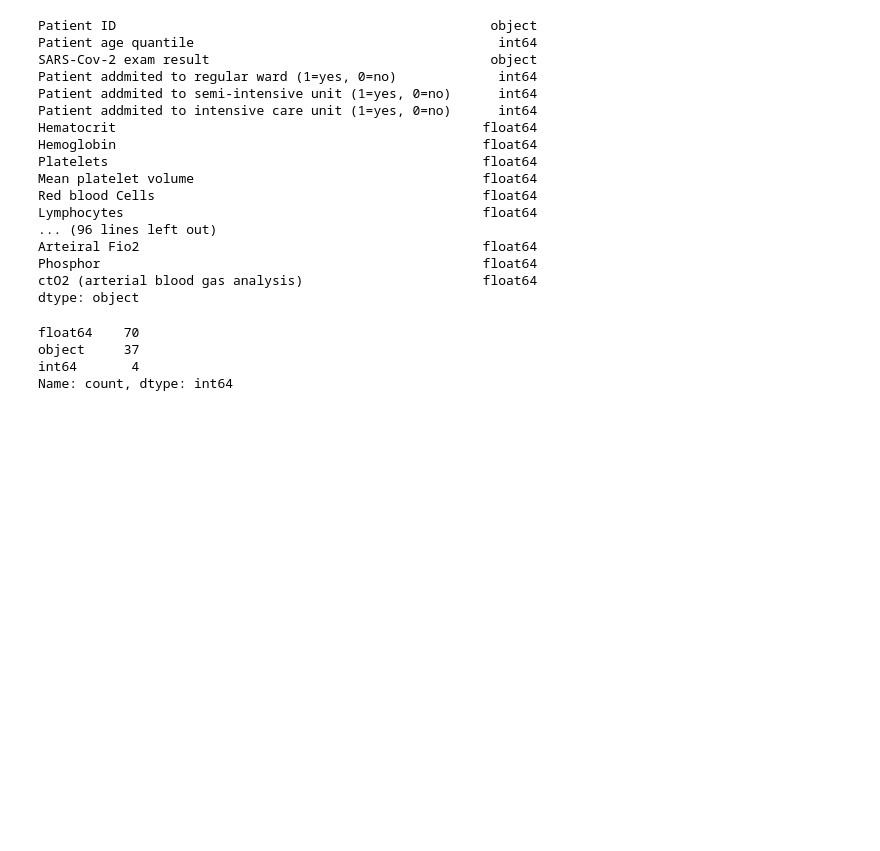
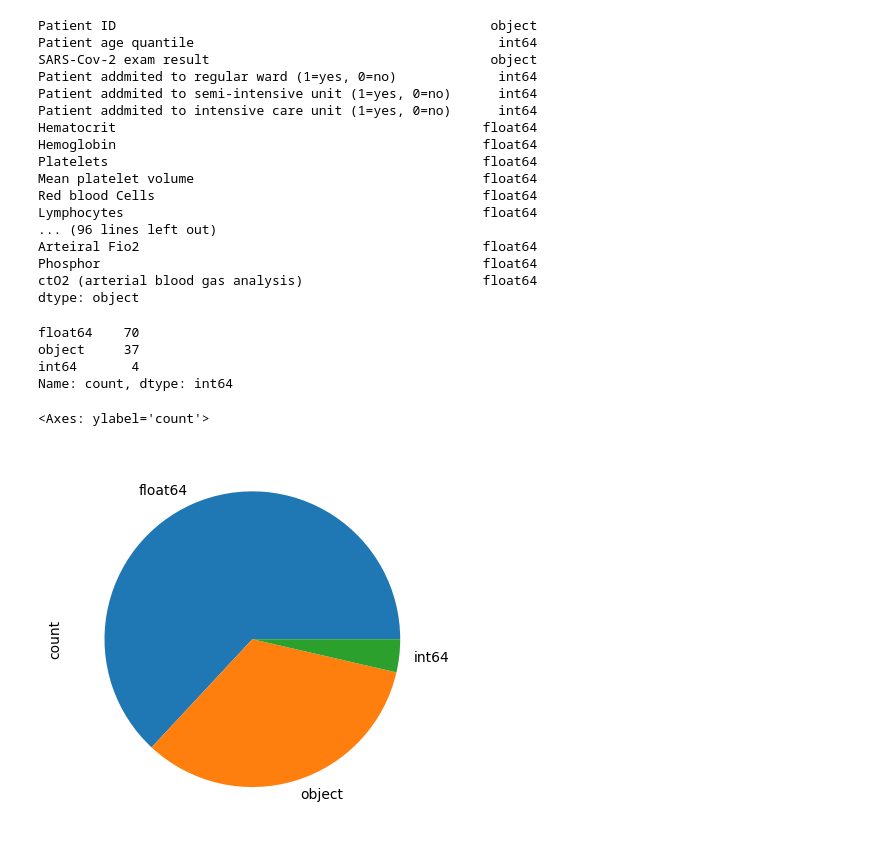
Before and after one commit to lorida0777/Diagnosis_of_COVID_19, a Jupyter notebook: EDA.ipynb, the cells around one changed output. Cells and saved outputs as stored; diff of their text form; code cells hidden in the pictures; blank space fills up the shorter version.

```diff
--- a/EDA.ipynb
+++ b/EDA.ipynb
@@ -68,3 +70,8 @@ float64    70
 object     37
 int64       4
 Name: count, dtype: int64
+# %%
+df.dtypes.value_counts().plot.pie()
+# %% [output]
+<Axes: ylabel='count'>
+[figure, added]
```
Also changed, not shown: parts of 2 cells of this notebook.
